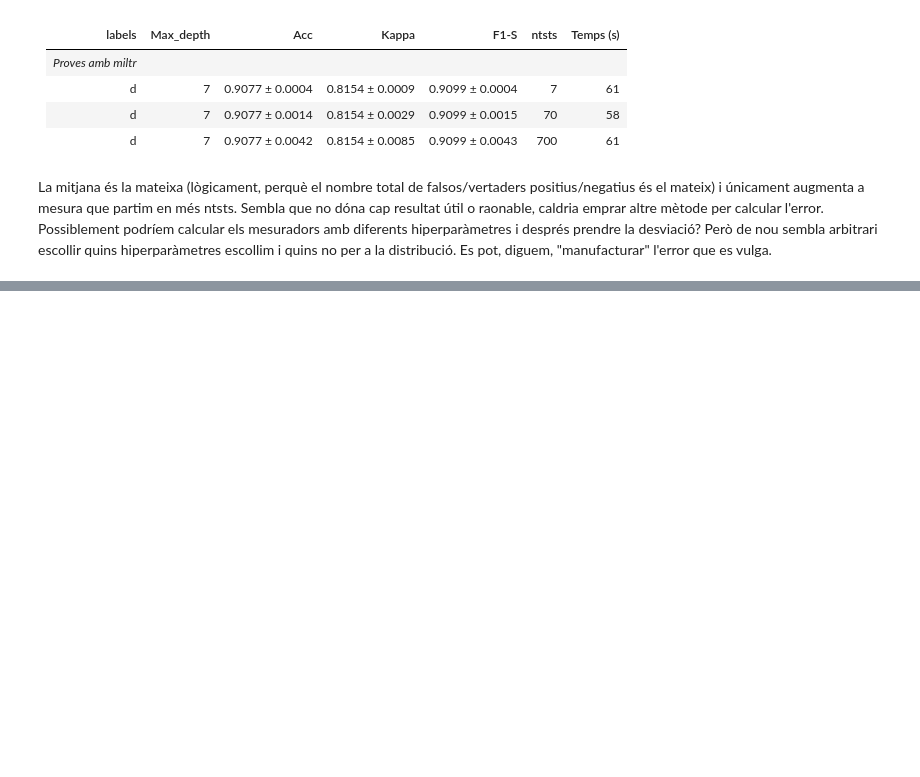
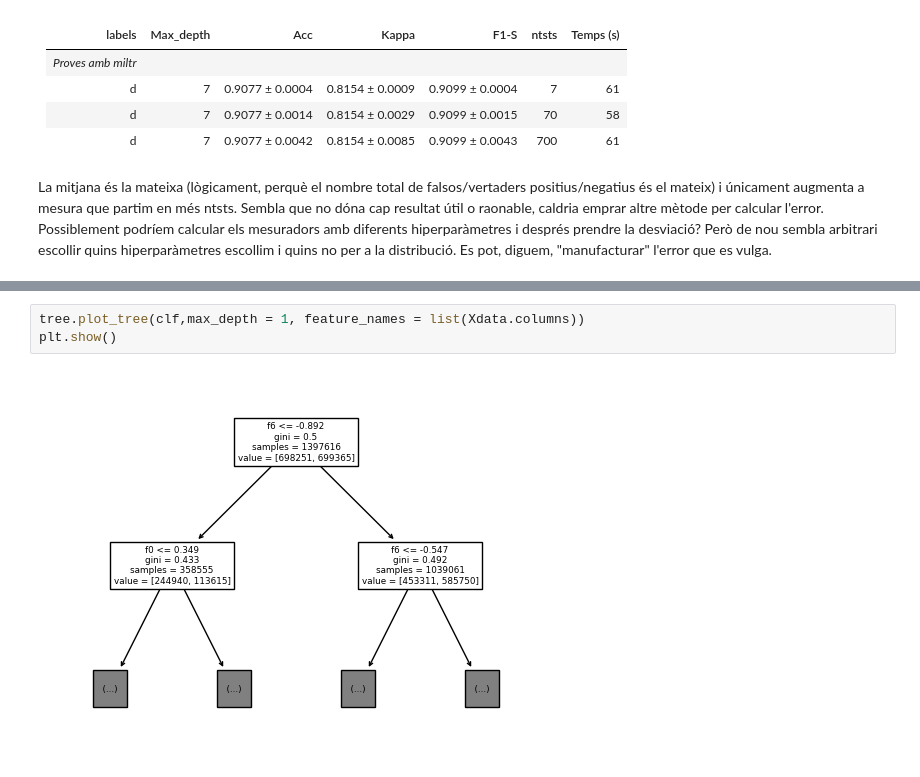
Before and after one commit to AlexPG1/TFG_MLenHEP, a Jupyter notebook: PrimeraSessió.ipynb, the cells around one changed output, grey strips where cells are left out. Cells and saved outputs as stored; diff of their text form; blank space fills up the shorter version.

```diff
--- a/PrimeraSessió.ipynb
+++ b/PrimeraSessió.ipynb
@@ -1568,0 +1810,5 @@ Possiblement podríem calcular els mesuradors amb diferents hiperparàmetres i d
+# %%
+tree.plot_tree(clf,max_depth = 1, feature_names = list(Xdata.columns))
+plt.show()
+# %% [output]
+[figure, added]
```
Also changed, not shown: parts of 41 cells of this notebook.
